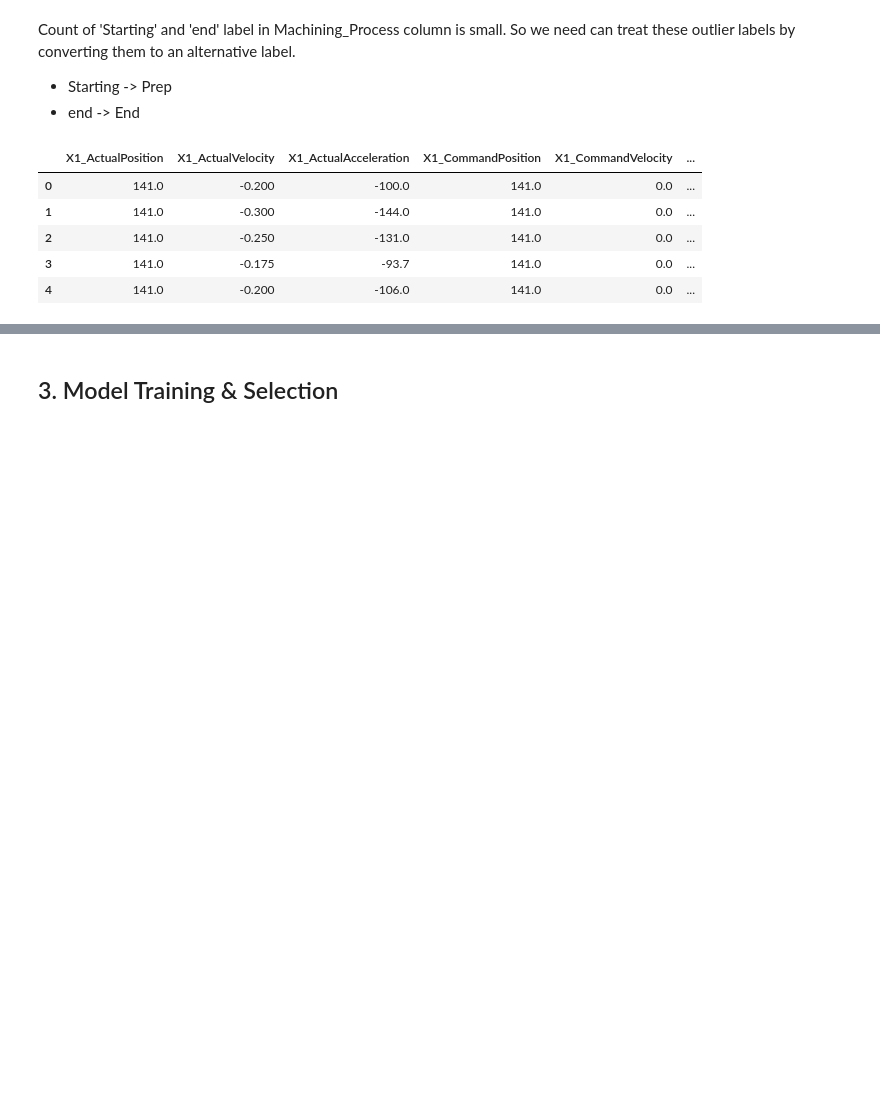
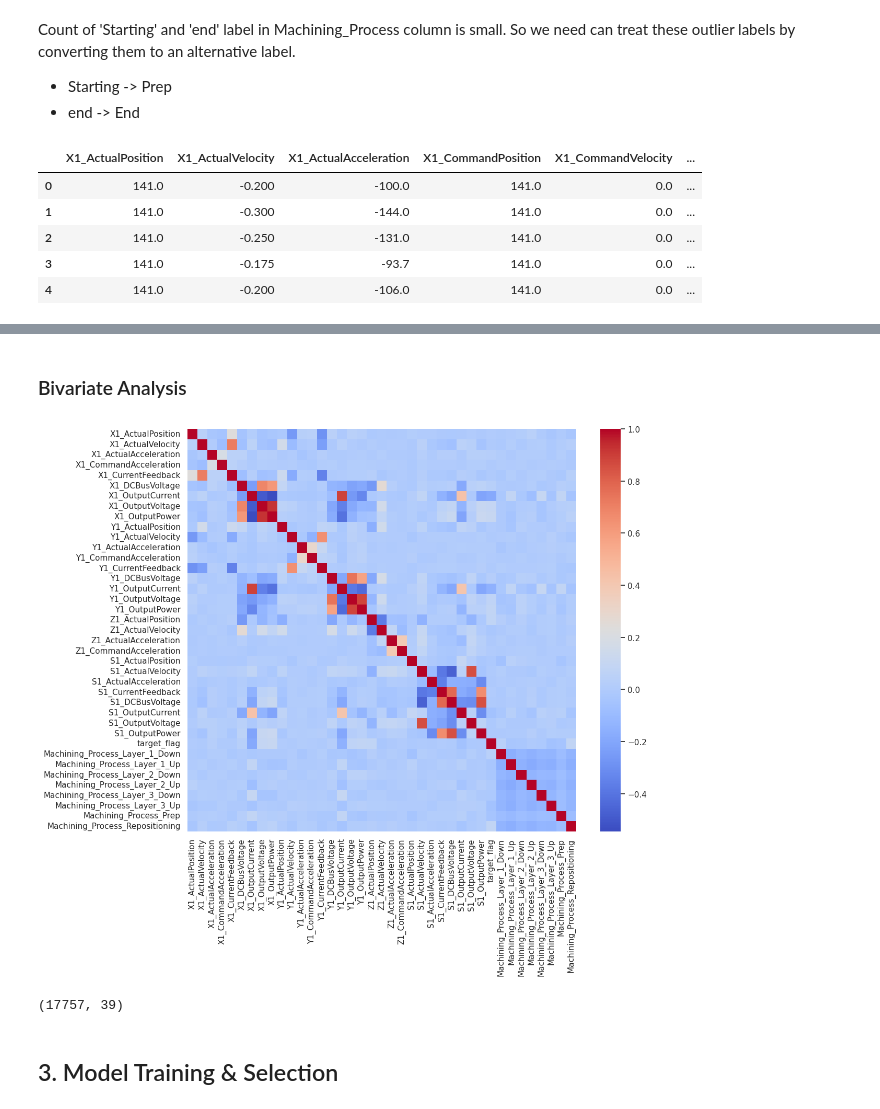
Before and after one commit to ayuba7272/millToolWear_caseStudy, a Jupyter notebook: CNC_MillWearCaseStudy.ipynb, the cells around one changed output, grey strips where cells are left out. Saved outputs shown, nothing was run; the diff lists cells and outputs as text; code cells hidden in the pictures; blank space fills up the shorter version.

Commit message:
Included Bivariate Analysis

```diff
--- a/CNC_MillWearCaseStudy.ipynb
+++ b/CNC_MillWearCaseStudy.ipynb
@@ -476,3 +506,42 @@ ZeroDivisionError: ignored
+# %% [markdown]
+### Bivariate Analysis
+# %%
+#Function to show correlation matrix between all variables
+def corr_matrix (df=None,method=None,show_values = True, return_flag = False):
+    '''
+    Function returns correlation of all variables with each other
+
+    Parameters:
+        df          : The dataframe with all variables
+        method      : 'pearson','kendall','spearman'; Default is 'pearson'
+        show_values : Boolean, Default True
+
+    Returns:
+        Correlation Matrix dataframe, if return_flag set to True. Returns nothing by default
+    '''
+    if method == None:
+        method = 'pearson'
+    corr_name = method+'corr'
+    df_corr = df.corr(method)
+    plt.figure(figsize = (12,10))
+    if show_values == True: sns.heatmap(df_corr,cmap = 'coolwarm',annot=True)
+    else: sns.heatmap(df_corr,cmap = 'coolwarm')
+
+    if return_flag == True: return df_corr
+    else : return
+# %%
+corr_matrix(df=all_exp_data,show_values = False)
+# %% [output]
+[figure, added]
+# %%
+#We can also drop some of the columns since they are highly correlated with other columns
+cols_to_drop = ['X1_CommandPosition','X1_CommandVelocity','M1_CURRENT_FEEDRATE',
+                'Y1_CommandPosition','Y1_CommandVelocity','Z1_CommandPosition','Z1_CommandVelocity',
+                'S1_CommandPosition','S1_CommandVelocity','S1_CommandAcceleration']
+all_exp_data.drop(cols_to_drop,axis=1,inplace=True)
+all_exp_data.shape
+# %% [output]
+(17757, 39)
 # %% [markdown]
 ## 3. Model Training & Selection
 # %% [markdown]
```
Also changed, not shown: parts of 11 cells of this notebook.
